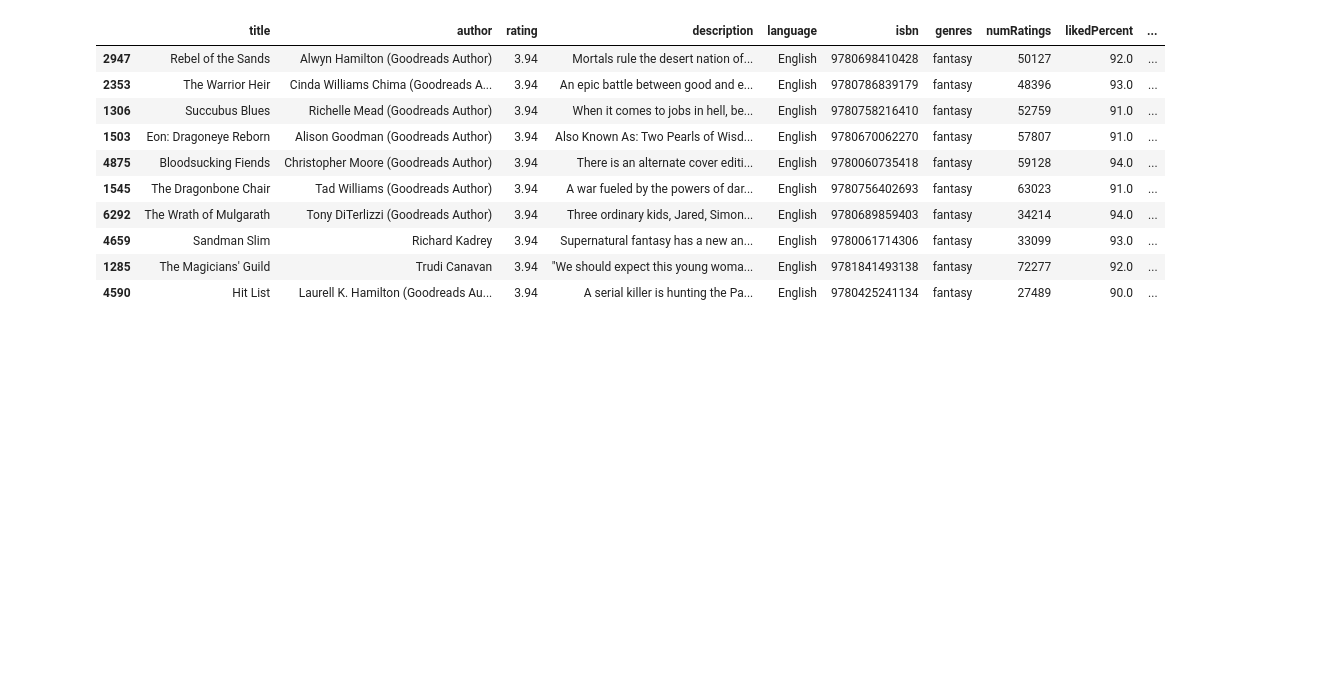
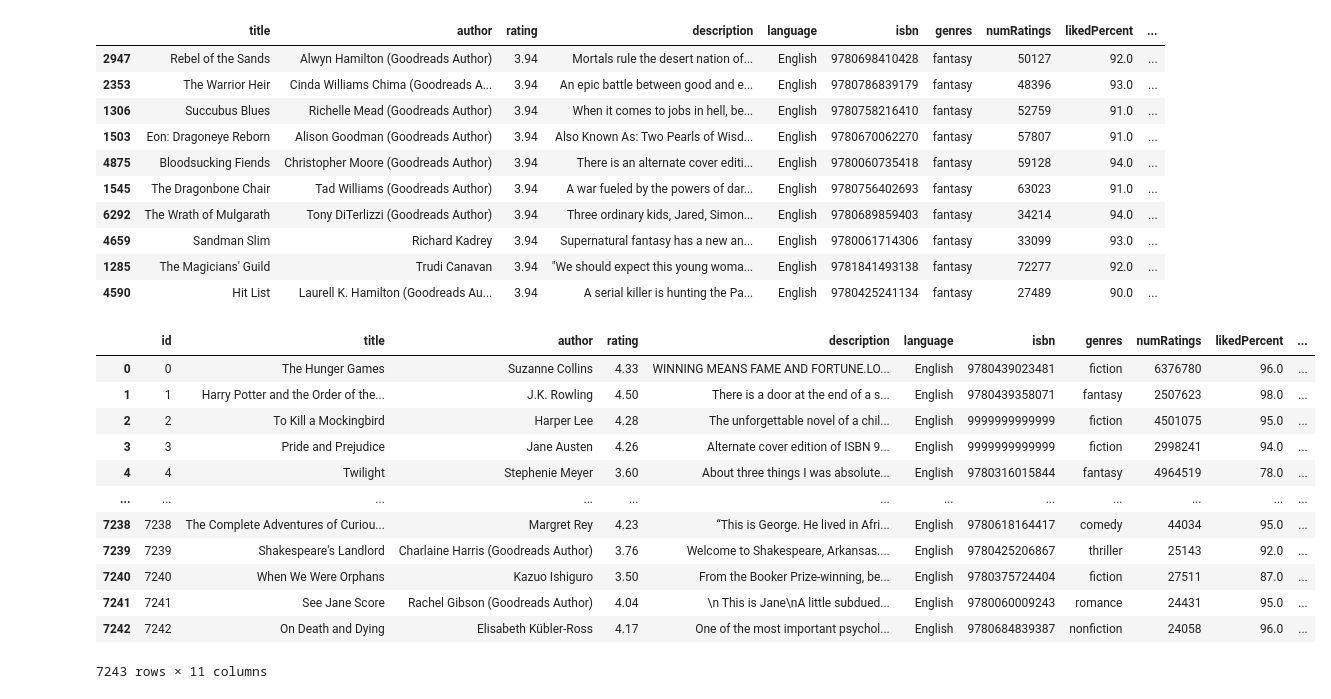
Before and after one commit to alexisflipo/3b, a Jupyter notebook: app/ml/clean_book_recommendation_system.ipynb, the cells around one changed output. Saved outputs shown, nothing was run; the diff lists cells and outputs as text; code cells hidden in the pictures; blank space fills up the shorter version.

```diff
--- a/app/ml/clean_book_recommendation_system.ipynb
+++ b/app/ml/clean_book_recommendation_system.ipynb
@@ -625,8 +622,27 @@ book_list_name
 | 4590 | Hit List | Laurell K. Hamilton (Goodreads Au... | 3.94 | A serial killer is hunting the Pa... | English | 9780425241134 | fantasy | 27489 | 90.0 | ... |
 # %%
 df_copy = df_copy.drop(['category'], axis=1)
-df_copy = df_copy.reset
+df_copy = df_copy.reset_index().rename(columns={'index':'id'})
+
+df_copy.id = df_copy.id.apply(lambda x: x-1)
+
 df_copy.to_csv('./books_db.csv', index=False)
+# %%
+df_copy
+# %% [output]
+|  | id | title | author | rating | description | language | isbn | genres | numRatings | likedPercent | ... |
+| 0 | 0 | The Hunger Games | Suzanne Collins | 4.33 | WINNING MEANS FAME AND FORTUNE.LO... | English | 9780439023481 | fiction | 6376780 | 96.0 | ... |
+| 1 | 1 | Harry Potter and the Order of the... | J.K. Rowling | 4.50 | There is a door at the end of a s... | English | 9780439358071 | fantasy | 2507623 | 98.0 | ... |
+| 2 | 2 | To Kill a Mockingbird | Harper Lee | 4.28 | The unforgettable novel of a chil... | English | 9999999999999 | fiction | 4501075 | 95.0 | ... |
+| 3 | 3 | Pride and Prejudice | Jane Austen | 4.26 | Alternate cover edition of ISBN 9... | English | 9999999999999 | fiction | 2998241 | 94.0 | ... |
+| 4 | 4 | Twilight | Stephenie Meyer | 3.60 | About three things I was absolute... | English | 9780316015844 | fantasy | 4964519 | 78.0 | ... |
+| ... | ... | ... | ... | ... | ... | ... | ... | ... | ... | ... | ... |
+| 7238 | 7238 | The Complete Adventures of Curiou... | Margret Rey | 4.23 | “This is George. He lived in Afri... | English | 9780618164417 | comedy | 44034 | 95.0 | ... |
+| 7239 | 7239 | Shakespeare's Landlord | Charlaine Harris (Goodreads Author) | 3.76 | Welcome to Shakespeare, Arkansas.... | English | 9780425206867 | thriller | 25143 | 92.0 | ... |
+| 7240 | 7240 | When We Were Orphans | Kazuo Ishiguro | 3.50 | From the Booker Prize-winning, be... | English | 9780375724404 | fiction | 27511 | 87.0 | ... |
+| 7241 | 7241 | See Jane Score | Rachel Gibson (Goodreads Author) | 4.04 | \n This is Jane\nA little subdued... | English | 9780060009243 | romance | 24431 | 95.0 | ... |
+| 7242 | 7242 | On Death and Dying | Elisabeth Kübler-Ross | 4.17 | One of the most important psychol... | English | 9780684839387 | nonfiction | 24058 | 96.0 | ... |
+7243 rows × 11 columns
 # %%
 df_test = pd.read_csv('./books_db.csv')
 df_test
```
Also changed, not shown: parts of 5 cells of this notebook, 16 other files.
